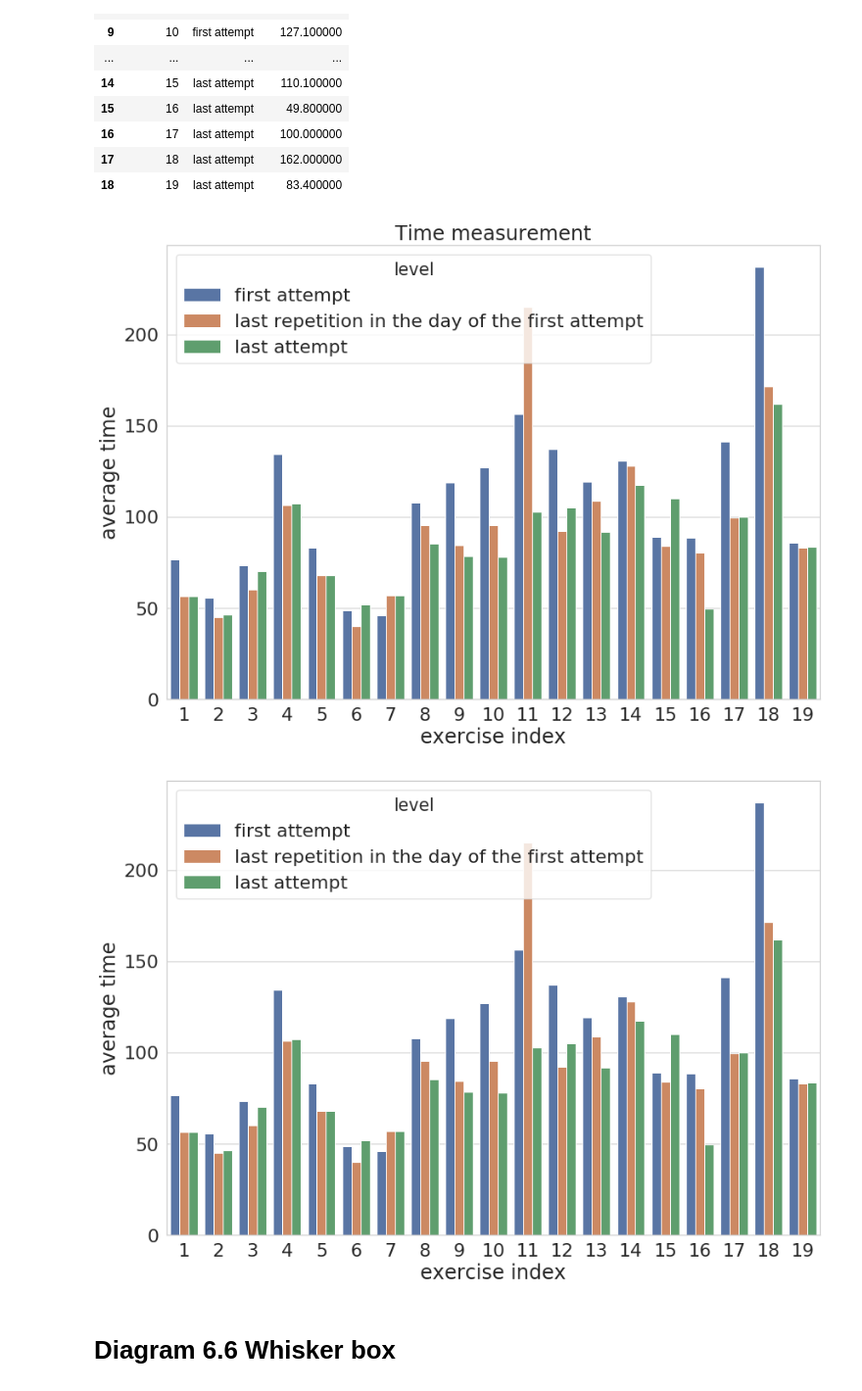
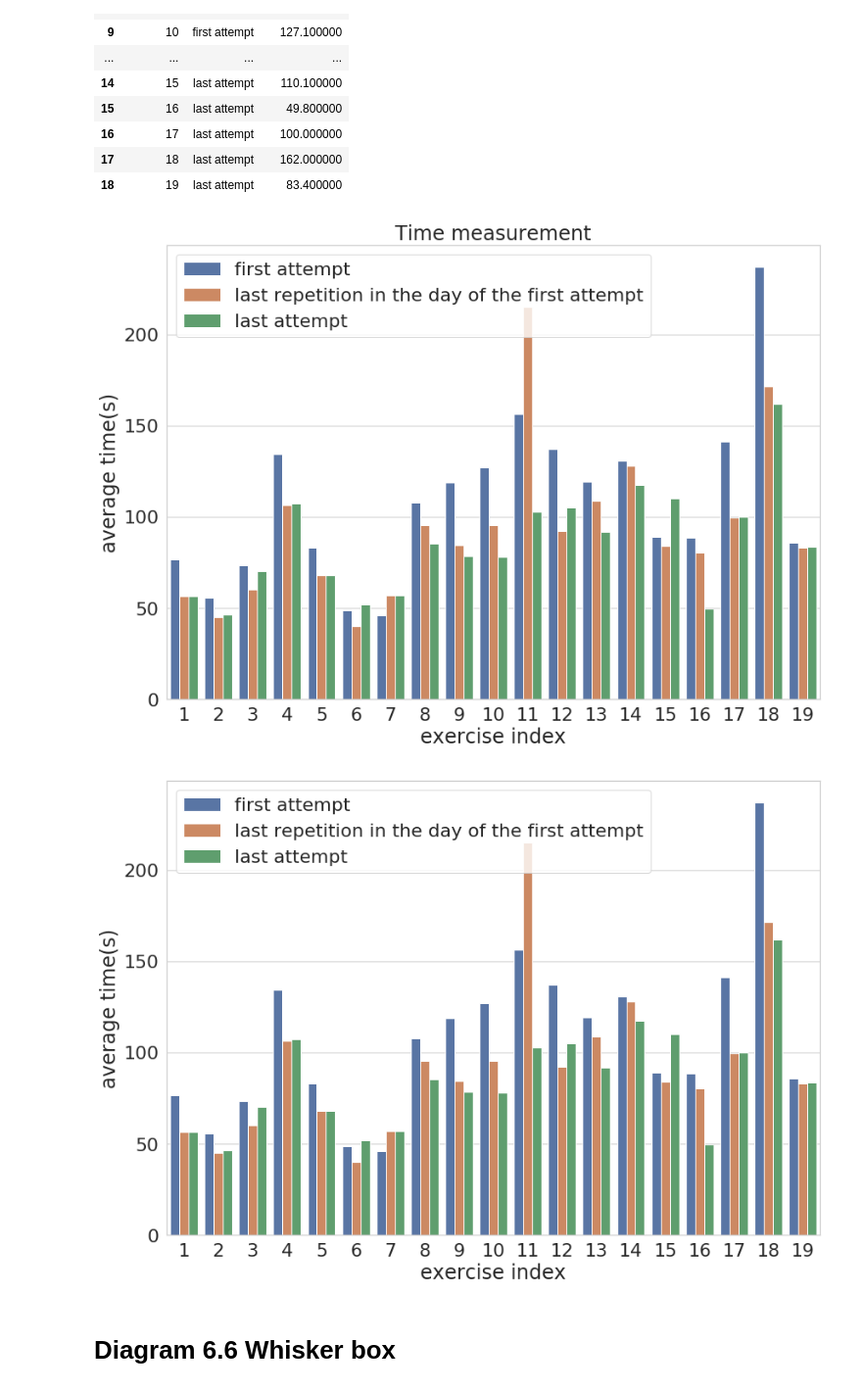
Before and after one commit to wangziling100/Heika, a Jupyter notebook: script/experiment.ipynb, the cells around one changed output. Shown at 98% size. Drawn from its saved outputs; the diff is of its cells as text; code cells hidden in the pictures.

```diff
--- a/script/experiment.ipynb
+++ b/script/experiment.ipynb
@@ -668,22 +672,22 @@ f, ax= plt.subplots(figsize = (14, 10))
 ax = sns.barplot(x="exc_num", y="running_time", hue='level', data=df_6_5)
 
 ax.set_title('Time measurement')
-ax.set(xlabel='exercise index', ylabel='average time')
-
+ax.set(xlabel='exercise index', ylabel='average time(s)')
+plt.gca().legend().set_title('')
 plt.savefig("../data/figure/fig6_3_average_time_over_all_participator_with_title.png")
 # %% [output]
-[figure, old version]
+[figure, new version]
 # %%
 sns.set_style('whitegrid')
 f, ax= plt.subplots(figsize = (14, 10))
 
 ax = sns.barplot(x="exc_num", y="running_time", hue='level', data=df_6_5)
 
-ax.set(xlabel='exercise index', ylabel='average time')
-
+ax.set(xlabel='exercise index', ylabel='average time(s)')
+plt.gca().legend().set_title('')
 plt.savefig("../data/figure/fig6_3_average_time_over_all_participator_without_title.png")
 # %% [output]
-[figure, old version]
+[figure, new version]
 # %% [markdown]
 # Diagram 6.6 Whisker box
 # %%
```
Also changed, not shown: parts of 29 cells of this notebook, 2 other files.
